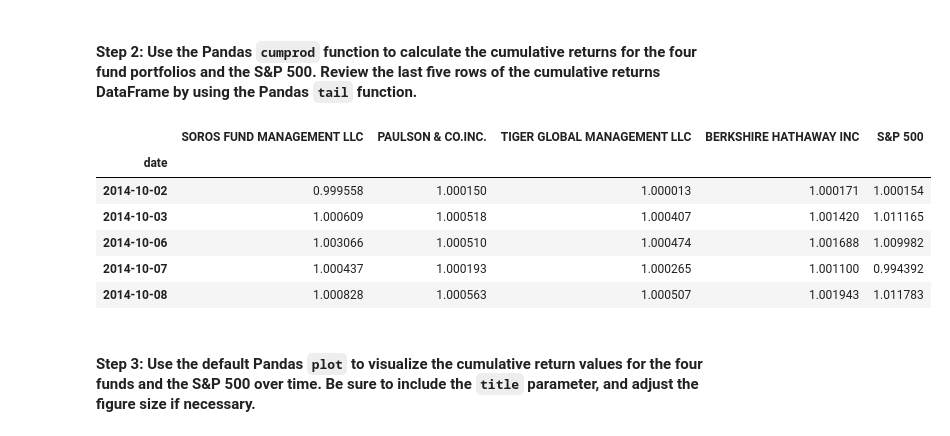
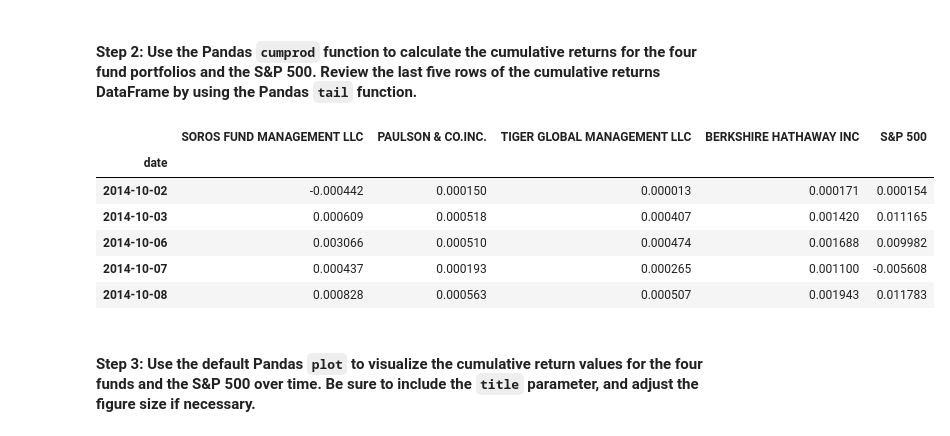
Before and after one commit to Billie-LS/Portfolio-key-risk-management-metrics-analysis, a Jupyter notebook: risk_return_analysis.ipynb, the cells around one changed output. Cells and saved outputs as stored; diff of their text form; code cells hidden in the pictures.

```diff
--- a/risk_return_analysis.ipynb
+++ b/risk_return_analysis.ipynb
@@ -190,17 +190,17 @@ daily_returns['S&P 500'].plot(legend=True,figsize=(20,7), color='green', label='
 # %%
 # Calculate the cumulative returns of the 4 fund portfolios and the S&P 500
 # Review the last 5 rows of the cumulative returns DataFrame
 
-cumulative_returns=(1+daily_returns).cumprod()
+cumulative_returns=(1+daily_returns).cumprod()-1
 display(cumulative_returns.head())
 # %% [output]
 |  | SOROS FUND MANAGEMENT LLC | PAULSON & CO.INC. | TIGER GLOBAL MANAGEMENT LLC | BERKSHIRE HATHAWAY INC | S&P 500 |
 | date |  |  |  |  |  |
-| 2014-10-02 | 0.999558 | 1.000150 | 1.000013 | 1.000171 | 1.000154 |
-| 2014-10-03 | 1.000609 | 1.000518 | 1.000407 | 1.001420 | 1.011165 |
-| 2014-10-06 | 1.003066 | 1.000510 | 1.000474 | 1.001688 | 1.009982 |
-| 2014-10-07 | 1.000437 | 1.000193 | 1.000265 | 1.001100 | 0.994392 |
-| 2014-10-08 | 1.000828 | 1.000563 | 1.000507 | 1.001943 | 1.011783 |
+| 2014-10-02 | -0.000442 | 0.000150 | 0.000013 | 0.000171 | 0.000154 |
+| 2014-10-03 | 0.000609 | 0.000518 | 0.000407 | 0.001420 | 0.011165 |
+| 2014-10-06 | 0.003066 | 0.000510 | 0.000474 | 0.001688 | 0.009982 |
+| 2014-10-07 | 0.000437 | 0.000193 | 0.000265 | 0.001100 | -0.005608 |
+| 2014-10-08 | 0.000828 | 0.000563 | 0.000507 | 0.001943 | 0.011783 |
 # %% [markdown]
 #### Step 3: Use the default Pandas `plot` to visualize the cumulative return values for the four funds and the S&P 500 over time. Be sure to include the `title` parameter, and adjust the figure size if necessary.
 # %%
```
Also changed, not shown: parts of 12 cells of this notebook, 1 other file.
